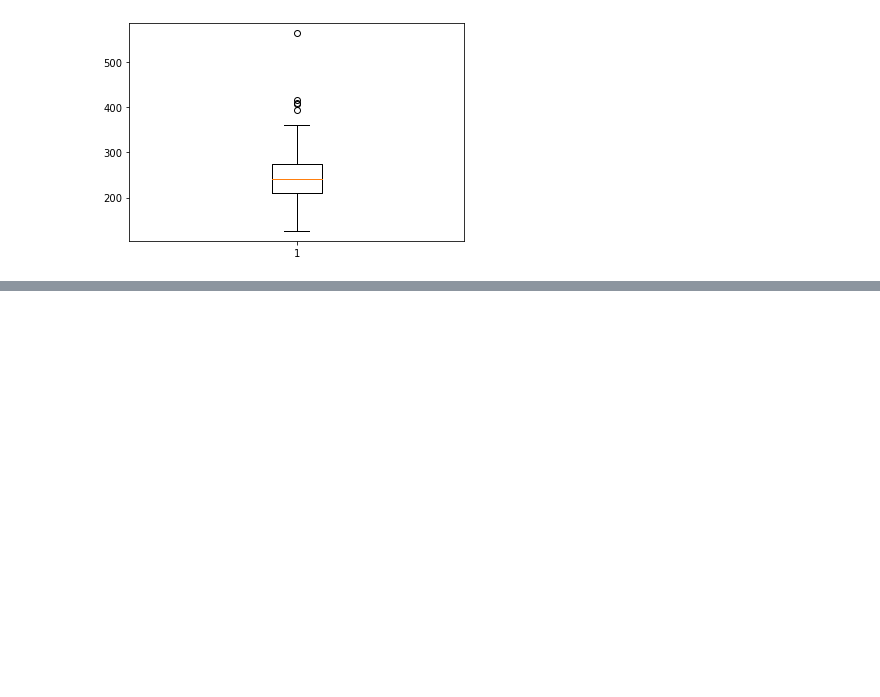
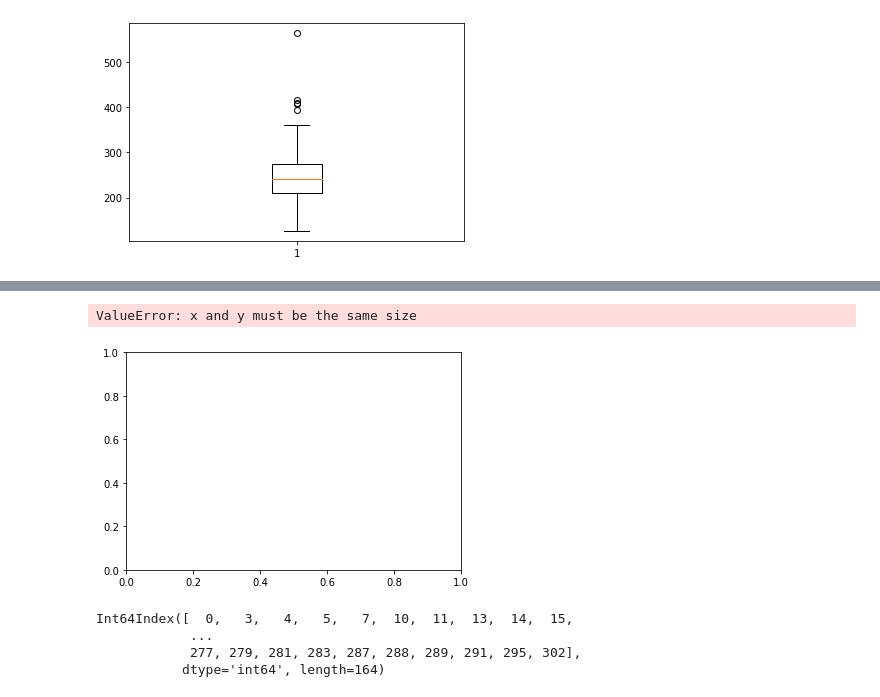
Before and after one commit to Nagananda1999/Healthcare-Analytics-on-Heart-Disease-Data-, a Jupyter notebook: sample.ipynb, the cells around one changed output, grey strips where cells are left out. Cells and saved outputs as stored; diff of their text form; code cells hidden in the pictures; blank space fills up the shorter version.

```diff
--- a/sample.ipynb
+++ b/sample.ipynb
@@ -164,0 +185,13 @@ for i in outliers_chol:
+# %%
+plt.scatter(data.index[data['disease']=='Absence'],data['trestbps'])
+plt.scatter(data.index[data['disease']=='Presence'],data['trestbps'])
+# %% [output]
+ValueError: x and y must be the same size
+[figure, added]
+# %%
+data.index['disease']
+# %% [output]
+Int64Index([  0,   3,   4,   5,   7,  10,  11,  13,  14,  15,
+            ...
+            277, 279, 281, 283, 287, 288, 289, 291, 295, 302],
+           dtype='int64', length=164)
```
Also changed, not shown: parts of 2 cells of this notebook.
